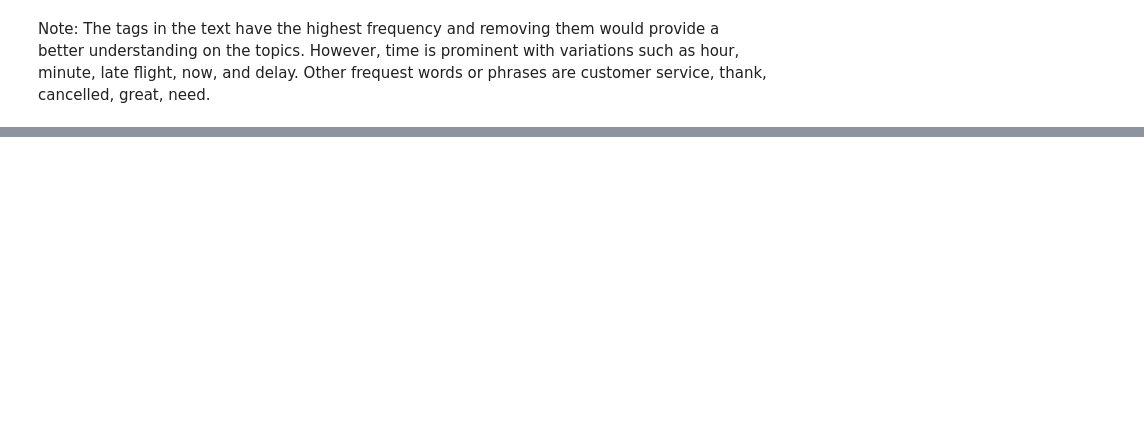
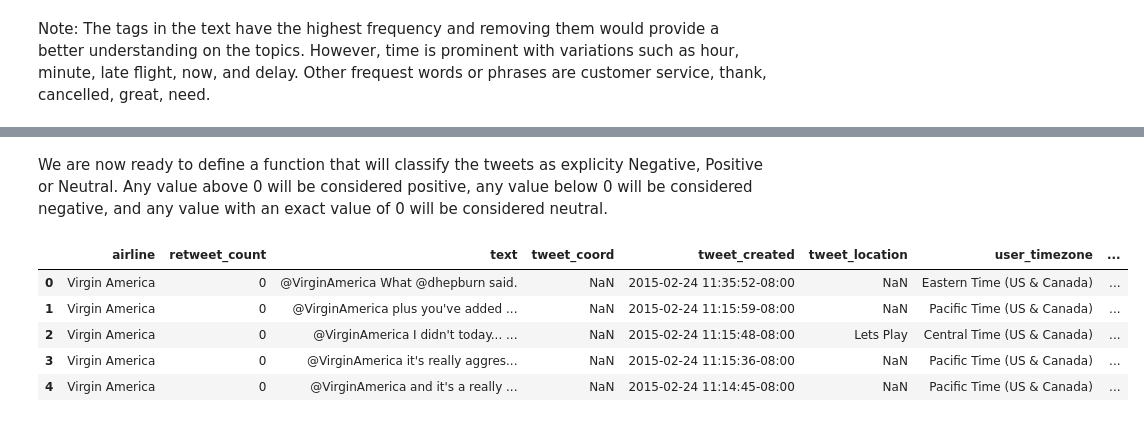
Before and after one commit to Scholarchep/sentiment-analysis-of-airline-tweets, a Jupyter notebook: airline_tweets.ipynb, the cells around one changed output, grey strips where cells are left out. Cells and saved outputs as stored; diff of their text form; code cells hidden in the pictures; blank space fills up the shorter version.

```diff
--- a/airline_tweets.ipynb
+++ b/airline_tweets.ipynb
@@ -249,0 +353,23 @@ Note: The tags in the text have the highest frequency and removing them would pr
+# %% [markdown]
+We are now ready to define a function that will classify the tweets as explicity Negative, Positive or Neutral. Any value above 0 will be considered positive, any value below 0 will be considered negative, and any value with an exact value of 0 will be considered neutral.
+# %%
+
+# Create a function to compute the negative, neutral and positive analysis
+def getAnalysis(score):
+    if score < 0:
+        return 'Negative'
+    elif score == 0:
+        return 'Neutral'
+    else:
+        return 'Positive'
+
+copy_df['Sentiment'] = copy_df['Polarity'].apply(getAnalysis)
+
+copy_df.head()
+# %% [output]
+|  | airline | retweet_count | text | tweet_coord | tweet_created | tweet_location | user_timezone | ... |
+| 0 | Virgin America | 0 | @VirginAmerica What @dhepburn said. | NaN | 2015-02-24 11:35:52-08:00 | NaN | Eastern Time (US & Canada) | ... |
+| 1 | Virgin America | 0 | @VirginAmerica plus you've added ... | NaN | 2015-02-24 11:15:59-08:00 | NaN | Pacific Time (US & Canada) | ... |
+| 2 | Virgin America | 0 | @VirginAmerica I didn't today... ... | NaN | 2015-02-24 11:15:48-08:00 | Lets Play | Central Time (US & Canada) | ... |
+| 3 | Virgin America | 0 | @VirginAmerica it's really aggres... | NaN | 2015-02-24 11:15:36-08:00 | NaN | Pacific Time (US & Canada) | ... |
+| 4 | Virgin America | 0 | @VirginAmerica and it's a really ... | NaN | 2015-02-24 11:14:45-08:00 | NaN | Pacific Time (US & Canada) | ... |
```
Also changed, not shown: parts of 13 cells of this notebook.
